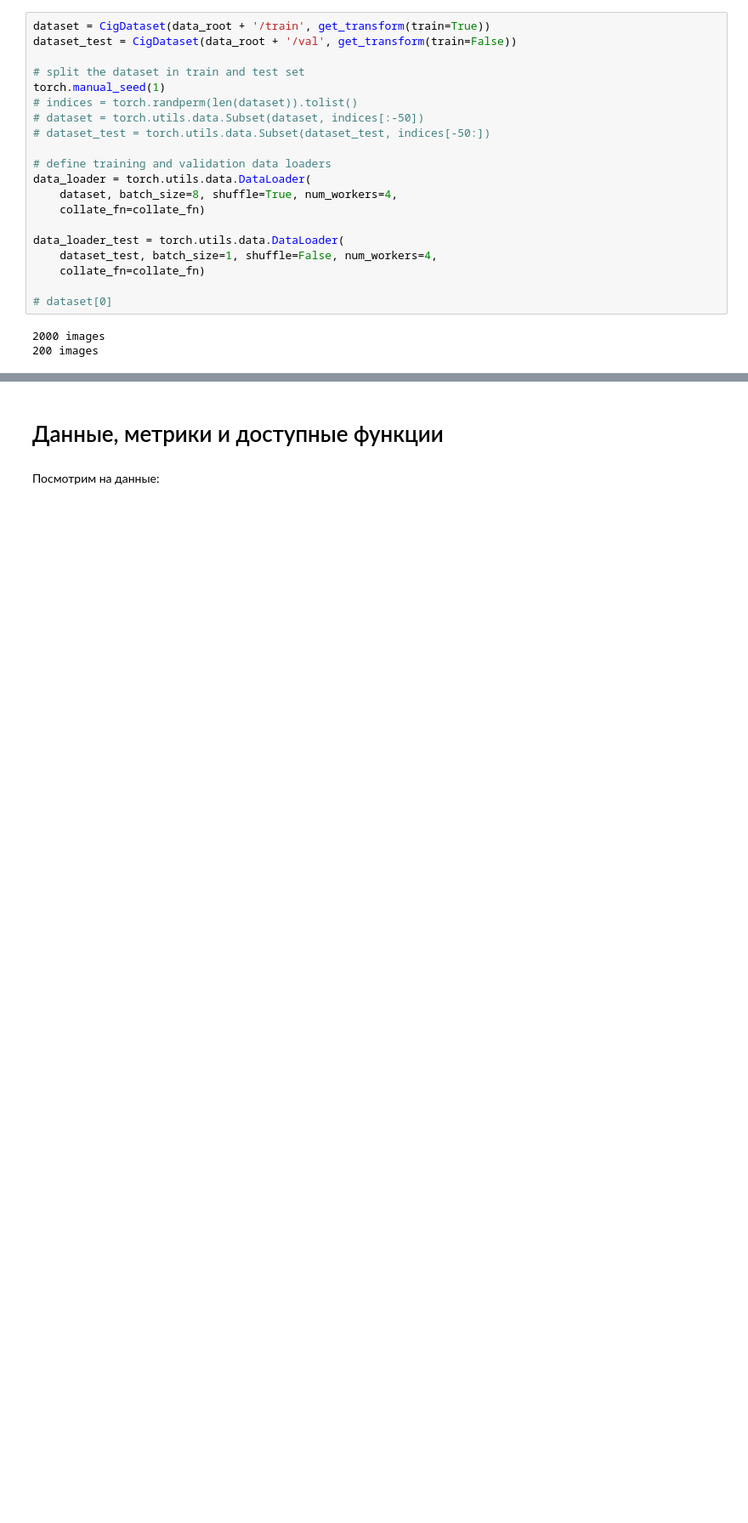
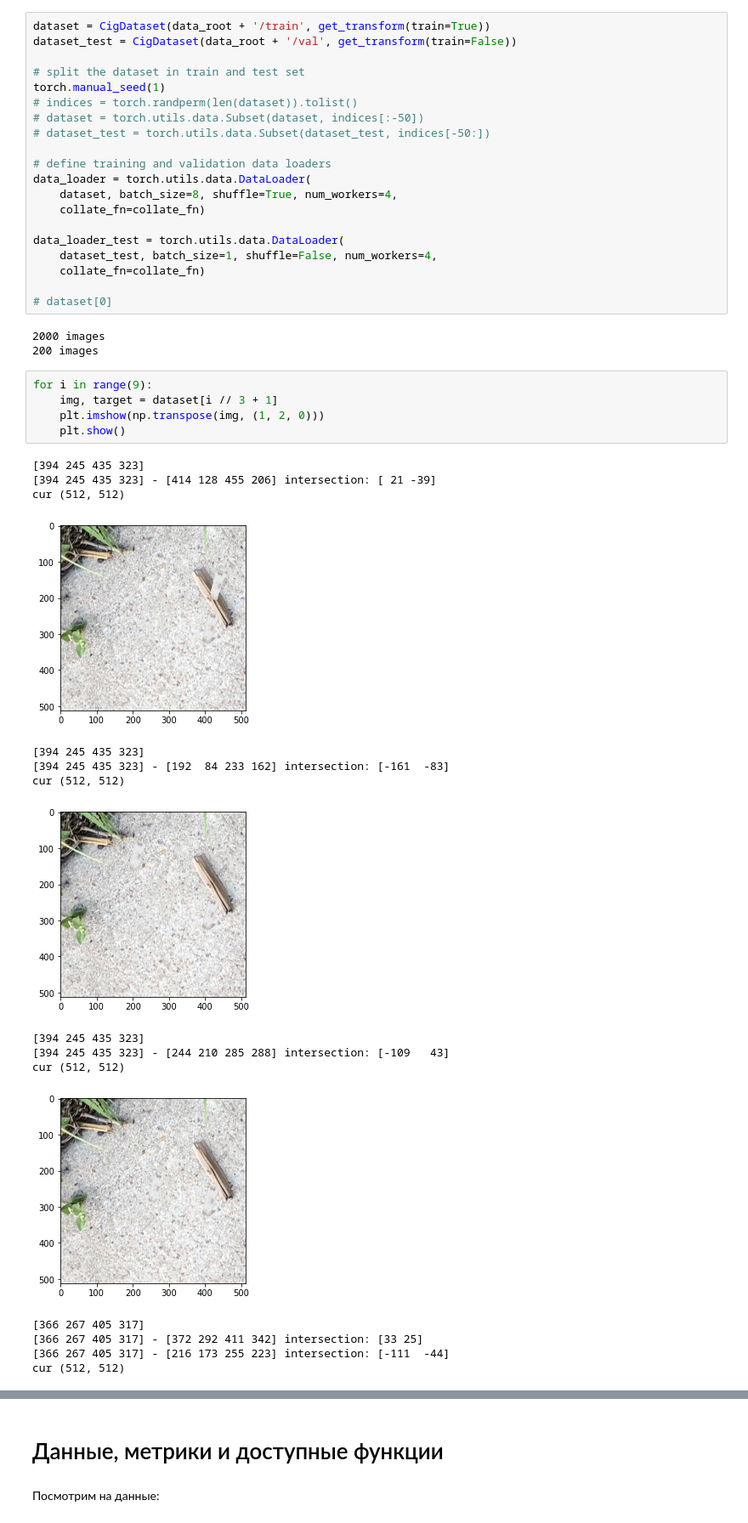
Before and after one commit to MikhailMashukov/cigarette_segmentation, a Jupyter notebook: cigarette_butt_segmentation/notebooks/TorchTutorialExperiment.ipynb, the cells around one changed output, grey strips where cells are left out. Shown at 85% size. Drawn from its saved outputs; the diff is of its cells as text; blank space fills up the shorter version.

```diff
--- a/cigarette_butt_segmentation/notebooks/TorchTutorialExperiment.ipynb
+++ b/cigarette_butt_segmentation/notebooks/TorchTutorialExperiment.ipynb
@@ -124,3 +124,25 @@ data_loader_test = torch.utils.data.DataLoader(
 # %% [output]
 2000 images
 200 images
+# %%
+for i in range(9):
+    img, target = dataset[i // 3 + 1]
+    plt.imshow(np.transpose(img, (1, 2, 0)))
+    plt.show()
+# %% [output]
+[394 245 435 323]
+[394 245 435 323] - [414 128 455 206] intersection: [ 21 -39]
+cur (512, 512)
+[figure, added]
+[394 245 435 323]
+[394 245 435 323] - [192  84 233 162] intersection: [-161  -83]
+cur (512, 512)
+[figure, added]
+[394 245 435 323]
+[394 245 435 323] - [244 210 285 288] intersection: [-109   43]
+cur (512, 512)
+[figure, added]
+[366 267 405 317]
+[366 267 405 317] - [372 292 411 342] intersection: [33 25]
+[366 267 405 317] - [216 173 255 223] intersection: [-111  -44]
+cur (512, 512)
```
Also changed, not shown: parts of 12 cells of this notebook, 3 other files.
